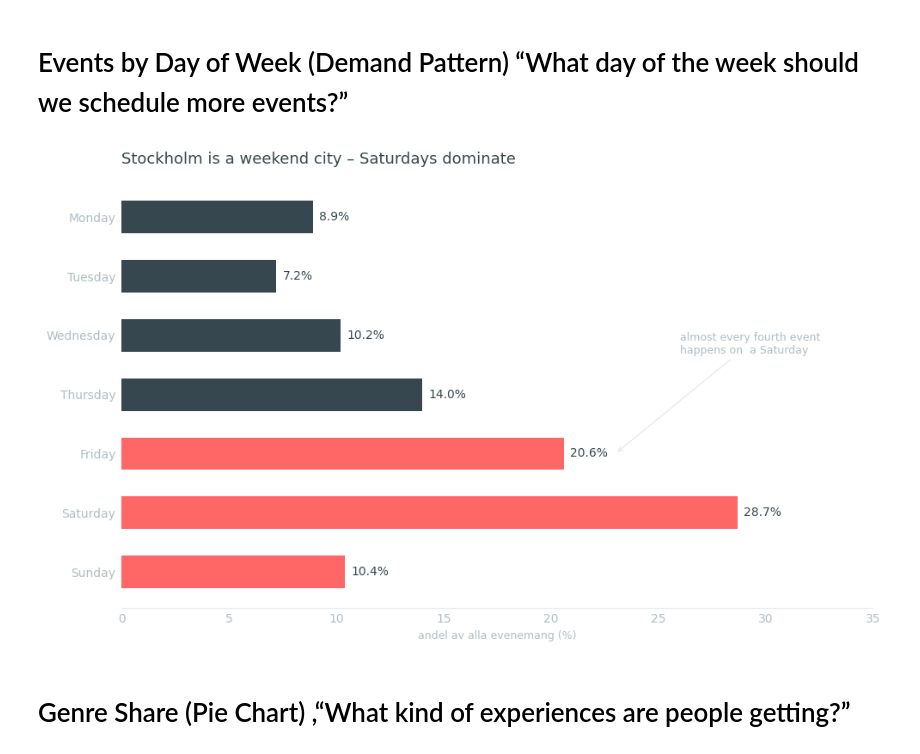
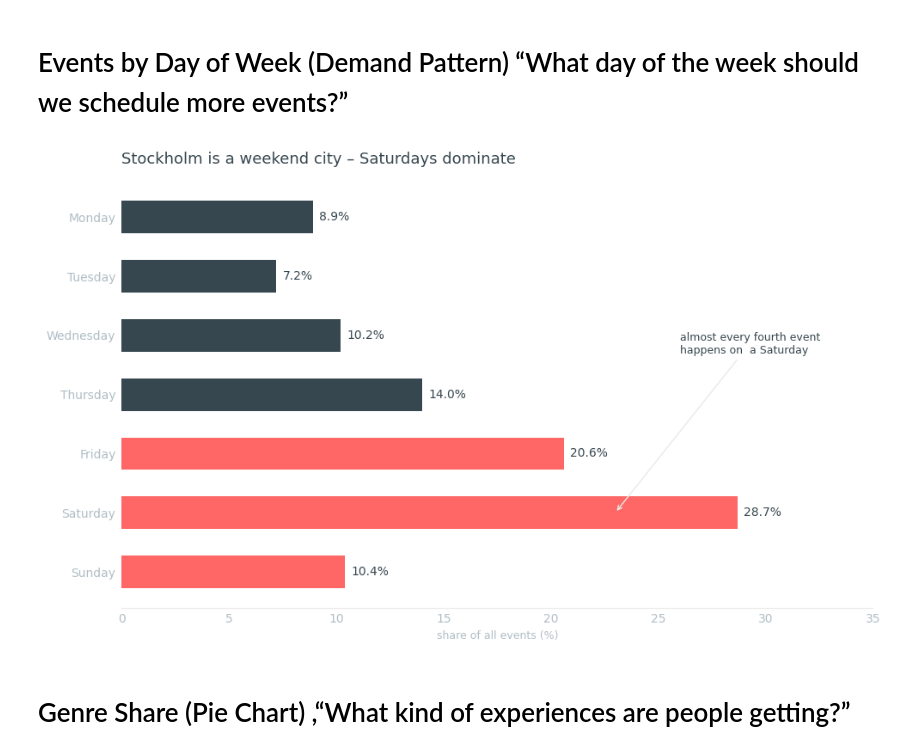
Before and after one commit to LisaYllander92/Visualization_project, a Jupyter notebook: eda/events_storytelling.ipynb, the cells around one changed output. Drawn from its saved outputs; the diff is of its cells as text; code cells hidden in the pictures.

Commit message:
feat: updated arrow notation in events by day

```diff
--- a/eda/events_storytelling.ipynb
+++ b/eda/events_storytelling.ipynb
@@ -152,37 +152,37 @@ bars = ax.barh(day_labels[::-1], pct.values[::-1], color=colors[::-1], height=0.
 
 for bar, val in zip(bars, pct.values[::-1]):
     ax.text(bar.get_width() + 0.3, bar.get_y() + bar.get_height()/2,
             f'{val}%', va='center', ha='left', color=GRAY_3, fontsize=10)
 
 ax.spines[['top', 'right', 'left']].set_visible(False)
 ax.spines['bottom'].set_color(GRAY_1)
 ax.tick_params(colors=GRAY_2, labelsize=10, length=0, pad=5)
-ax.set_xlabel('andel av alla evenemang (%)', color=GRAY_2, fontsize=9)
+ax.set_xlabel('share of all events (%)', color=GRAY_2, fontsize=9)
 ax.set_ylabel('')
 ax.set_xlim(0, 35)
 
 ax.set_title(
     'Stockholm is a weekend city – Saturdays dominate',
     loc='left',
     color=GRAY_3,
     fontsize=13,
     pad=15
 )
 
 # saturday stands out
 ax.annotate(
-    xy=(23, 2),
+    xy=(23, 1),
     text='almost every fourth event\nhappens on  a Saturday',
-    color=GRAY_2,
+    color=GRAY_3,
     fontsize=9,
     xytext=(26, 3.7),
     arrowprops=dict(arrowstyle='->', color=GRAY_1, lw=1)
 )
 
 fig.tight_layout()
 fig.savefig('output/events_by_day.png', dpi=250, bbox_inches='tight', facecolor=BAKGRUND)
 # %% [output]
-[figure, old version]
+[figure, new version]
 # %% [markdown]
 # Genre Share (Pie Chart) ,“What kind of experiences are people getting?”
 # %%
```
